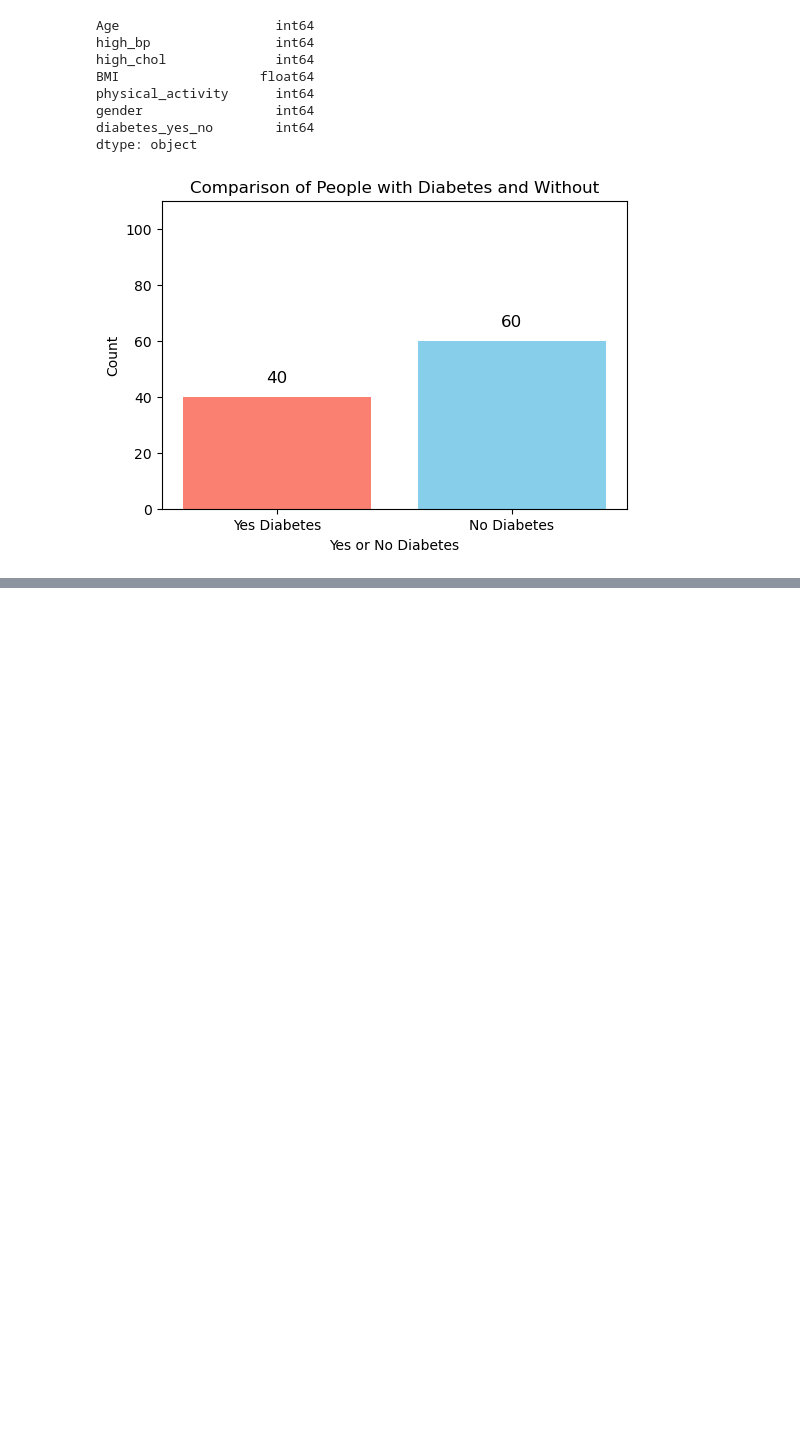
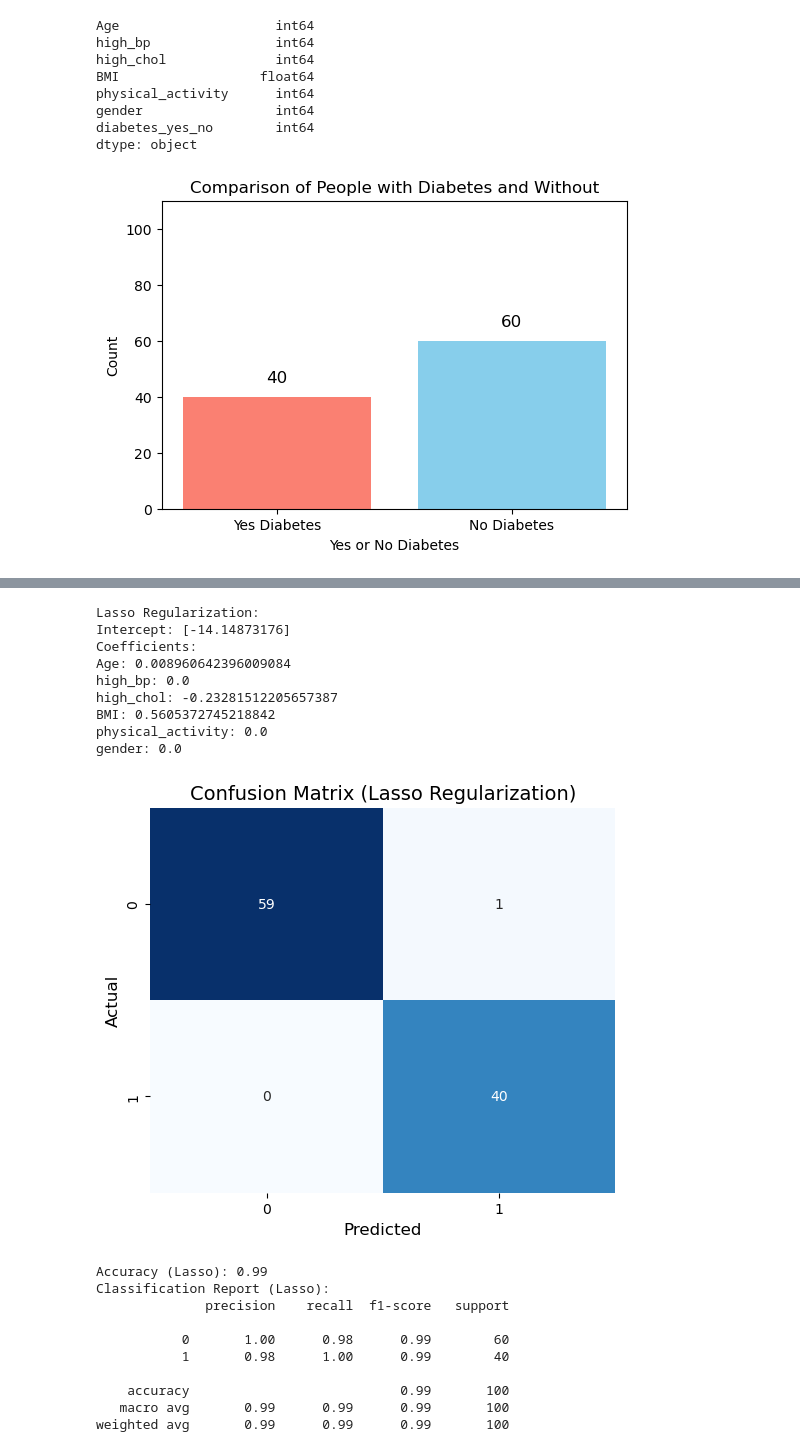
Before and after one commit to jwu249/is407_final_project, a Jupyter notebook: final_project/final_project.ipynb, the cells around one changed output, grey strips where cells are left out. Saved outputs shown, nothing was run; the diff lists cells and outputs as text; code cells hidden in the pictures; blank space fills up the shorter version.

```diff
--- a/final_project/final_project.ipynb
+++ b/final_project/final_project.ipynb
@@ -62,0 +126,53 @@ Y = df[['diabetes_yes_no']]
+# %%
+
+# Logistic Regression with Ridge Regularization (L1)
+logistic_regression_lasso = LogisticRegression(penalty='l1', solver='liblinear', max_iter=1000)
+
+# Perform 5-fold cross-validation
+y_pred_lasso = cross_val_predict(logistic_regression_lasso, X, Y, cv=5)
+
+logistic_regression_lasso.fit(X, Y)
+
+print("Lasso Regularization:")
+print("Intercept:", logistic_regression_lasso.intercept_)
+print("Coefficients:")
+for feature, coef in zip(X.columns, logistic_regression_lasso.coef_[0]):
+    print(f"{feature}: {coef}")
+
+conf_matrix_ridge = confusion_matrix(Y, y_pred_lasso)
+
+plt.figure(figsize=(6, 5))
+sn.heatmap(conf_matrix_ridge, annot=True, fmt='d', cmap='Blues', cbar=False)
+
+plt.title("Confusion Matrix (Lasso Regularization)", fontsize=14)
+plt.xlabel("Predicted", fontsize=12)
+plt.ylabel("Actual", fontsize=12)
+plt.show()
+
+# Evaluate performance
+accuracy_lasso = accuracy_score(Y, y_pred_lasso)
+print("Accuracy (Lasso):", accuracy_lasso)
+
+print("Classification Report (Lasso):")
+print(classification_report(Y, y_pred_lasso))
+# %% [output]
+Lasso Regularization:
+Intercept: [-14.14873176]
+Coefficients:
+Age: 0.008960642396009084
+high_bp: 0.0
+high_chol: -0.23281512205657387
+BMI: 0.5605372745218842
+physical_activity: 0.0
+gender: 0.0
+[figure, added]
+Accuracy (Lasso): 0.99
+Classification Report (Lasso):
+              precision    recall  f1-score   support
+
+           0       1.00      0.98      0.99        60
+           1       0.98      1.00      0.99        40
+
+    accuracy                           0.99       100
+   macro avg       0.99      0.99      0.99       100
+weighted avg       0.99      0.99      0.99       100
```
Also changed, not shown: parts of 17 cells of this notebook.
